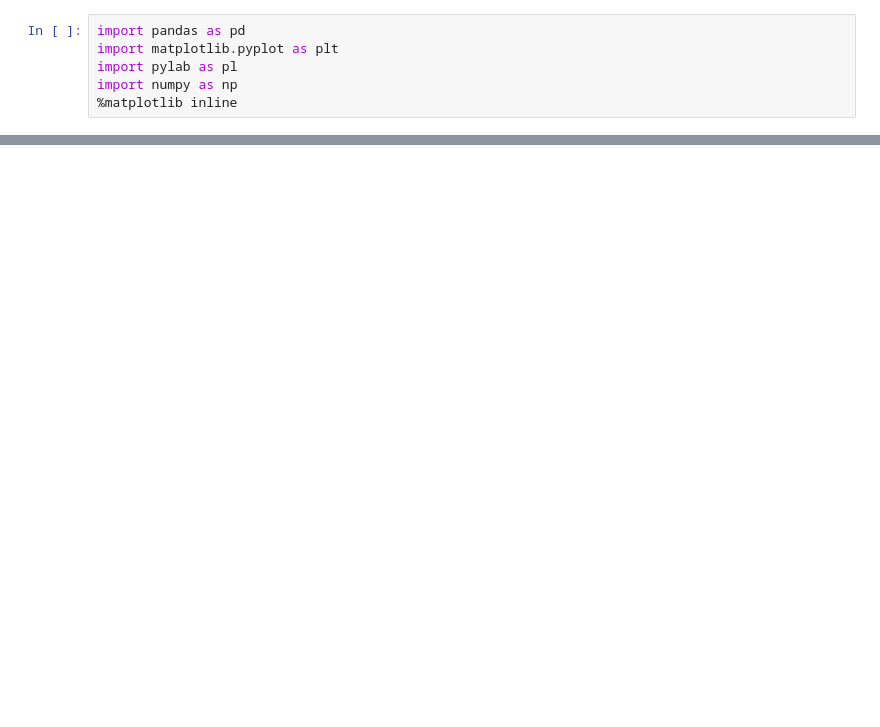
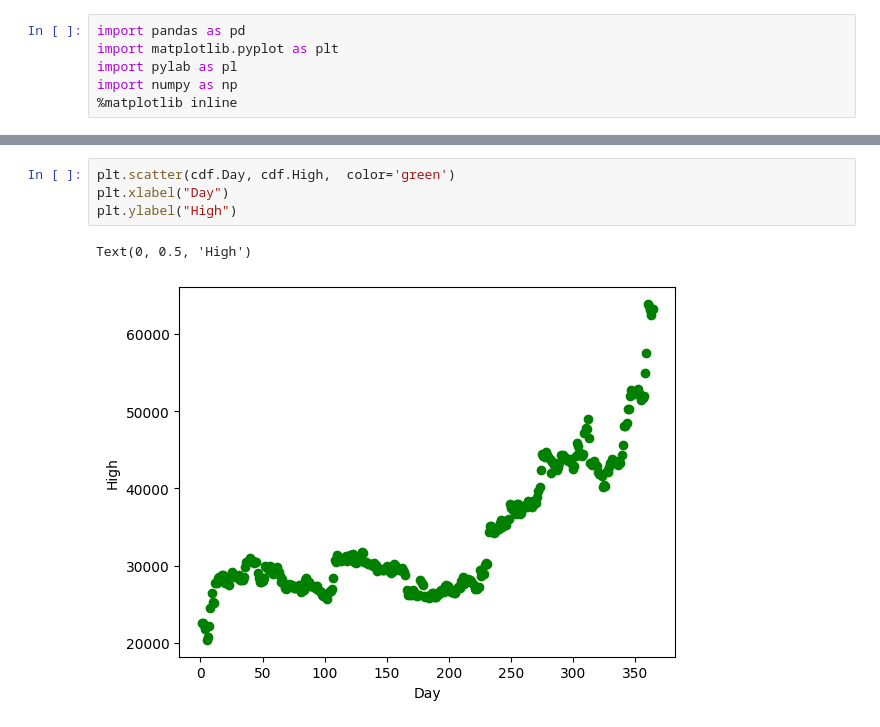
Before and after one commit to He5am/Bitcoin-prediction-with-linear-regression, a Jupyter notebook: bitcoin-project-with-linear-regression.ipynb, the cells around one changed output, grey strips where cells are left out. Saved outputs shown, nothing was run; the diff lists cells and outputs as text; blank space fills up the shorter version.

```diff
--- a/bitcoin-project-with-linear-regression.ipynb
+++ b/bitcoin-project-with-linear-regression.ipynb
@@ -207,0 +70,7 @@ plt.show()
+# %%
+plt.scatter(cdf.Day, cdf.High,  color='green')
+plt.xlabel("Day")
+plt.ylabel("High")
+# %% [output]
+Text(0, 0.5, 'High')
+[figure, added]
```
Also changed, not shown: parts of 71 cells of this notebook.
